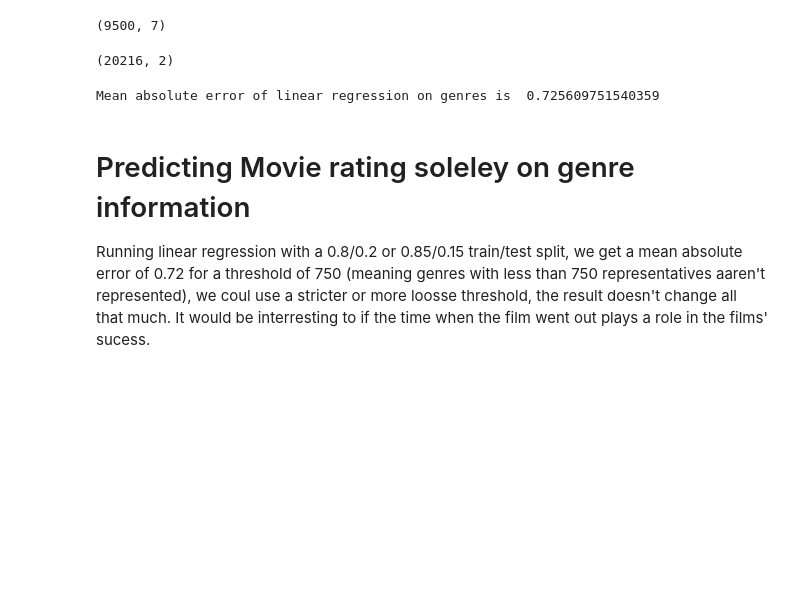
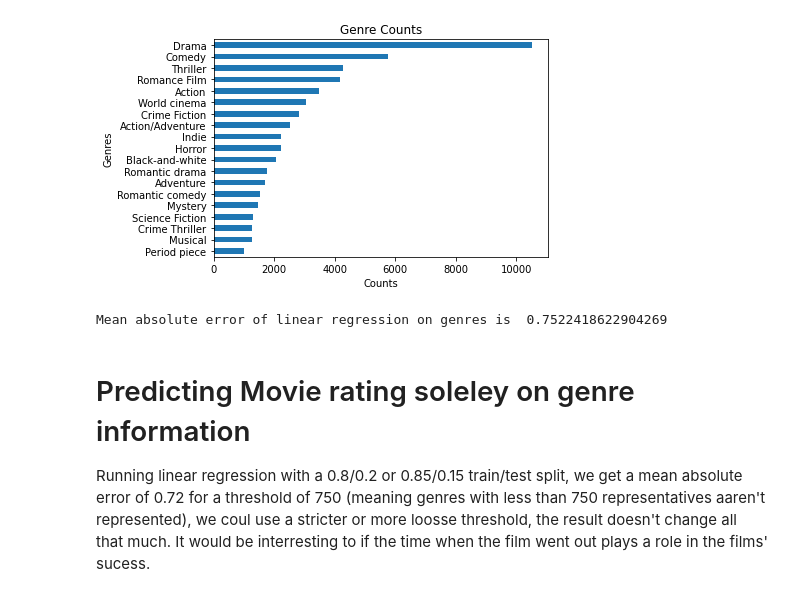
Before and after one commit to epfl-ada/ada-2023-project-adhd2023, a Jupyter notebook: models_test.ipynb, the cells around one changed output. Cells and saved outputs as stored; diff of their text form; code cells hidden in the pictures; blank space fills up the shorter version.

```diff
--- a/models_test.ipynb
+++ b/models_test.ipynb
@@ -15,20 +15,6 @@ import plotly.express as px
 warnings.filterwarnings("ignore", category=Warning)  # Suppress all warnings
-# %%
-df = pd.read_csv('data/DeBERTa-v3/complete_De-BERTa_plots.csv')
-df.shape
-# %% [output]
-(9500, 7)
 # %%
-metadata_df = pd.read_csv('movies_metadata_ratings.csv')
+metadata_df = pd.read_csv('nik_things/movies_metadata_ratings.csv')
 genres_df = metadata_df[['movie_genres','wiki_movie_id']].copy()
+genres_df['movie_genres'] = genres_df['movie_genres'].apply(transform_genres_string)
+genres_df = genres_df['movie_genres']
-# %%
-def transform_genres_string(genres_str):
-    try:
-        genres_dict = json.loads(genres_str.replace("'", "\""))  # Replace single quotes with double quotes
-        return genres_dict
-    except json.JSONDecodeError:
-        return {}
-genres_df['movie_genres'] = genres_df['movie_genres'].apply(transform_genres_string)
-genres_df.shape
-# %% [output]
-(20216, 2)
@@ -89,8 +21,15 @@ def full_genre_process(metadata_df, threshold=100,  list_of_other_cols=['average
-# %%
-model, mae = full_genre_process(metadata_df, threshold=100,  list_of_other_cols=['averageRating'])
-print("Mean absolute error of linear regression on genres is ",mae)
-# %% [output]
-Mean absolute error of linear regression on genres is  0.725609751540359
+# %%
+THRESHOLD = 100
+genres_filtered_df = filter_genres(genres_df, 1000, True)
+dummy_variables = get_genre_dummies(genres_filtered_df)
+genres_df = dummy_variables.merge(metadata_df['averageRating'], left_index=True, right_index= True, how='left').copy()
+X_column_names = [col for col in genres_df.columns if col != 'averageRating' ]
+y_column_names = ['averageRating']
+model_genres, mae = linear_regression(X_column_names,y_column_names, genres_df)
+print("Mean absolute error of linear regression on genres is ",mae)
+# %% [output]
+[figure, added]
+Mean absolute error of linear regression on genres is  0.7522418622904269
 # %% [markdown]
 # Predicting Movie rating soleley on genre information
 
```
Also changed, not shown: parts of 26 cells of this notebook.
